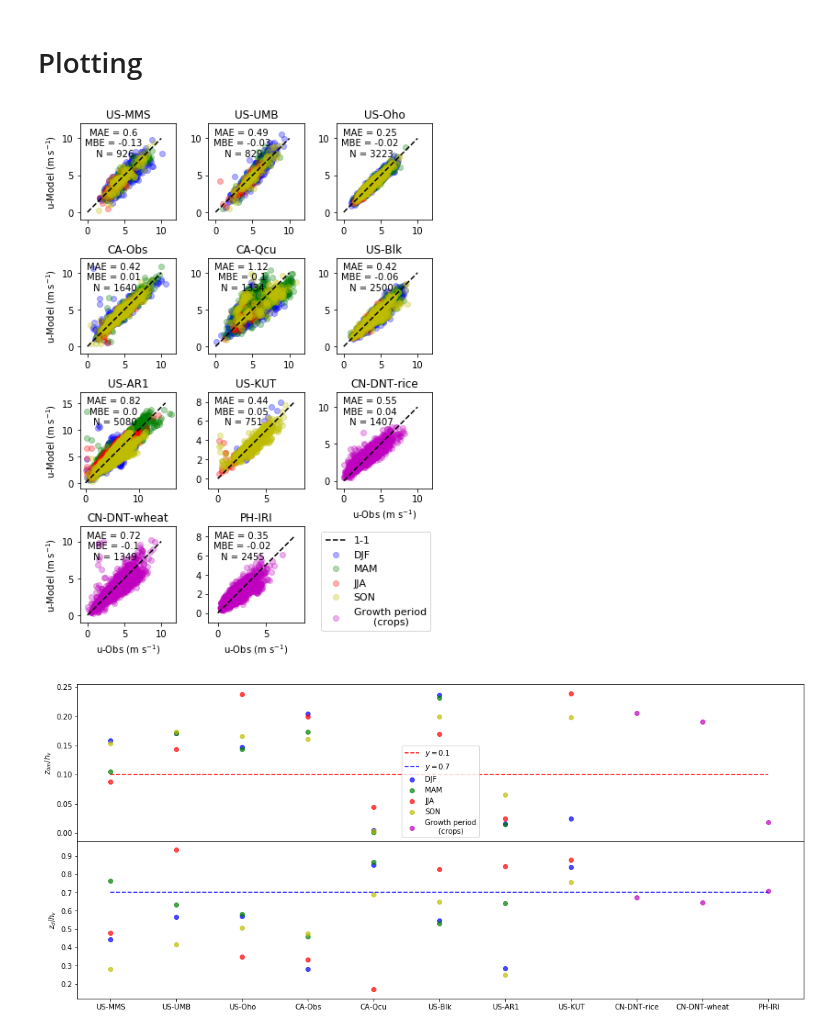
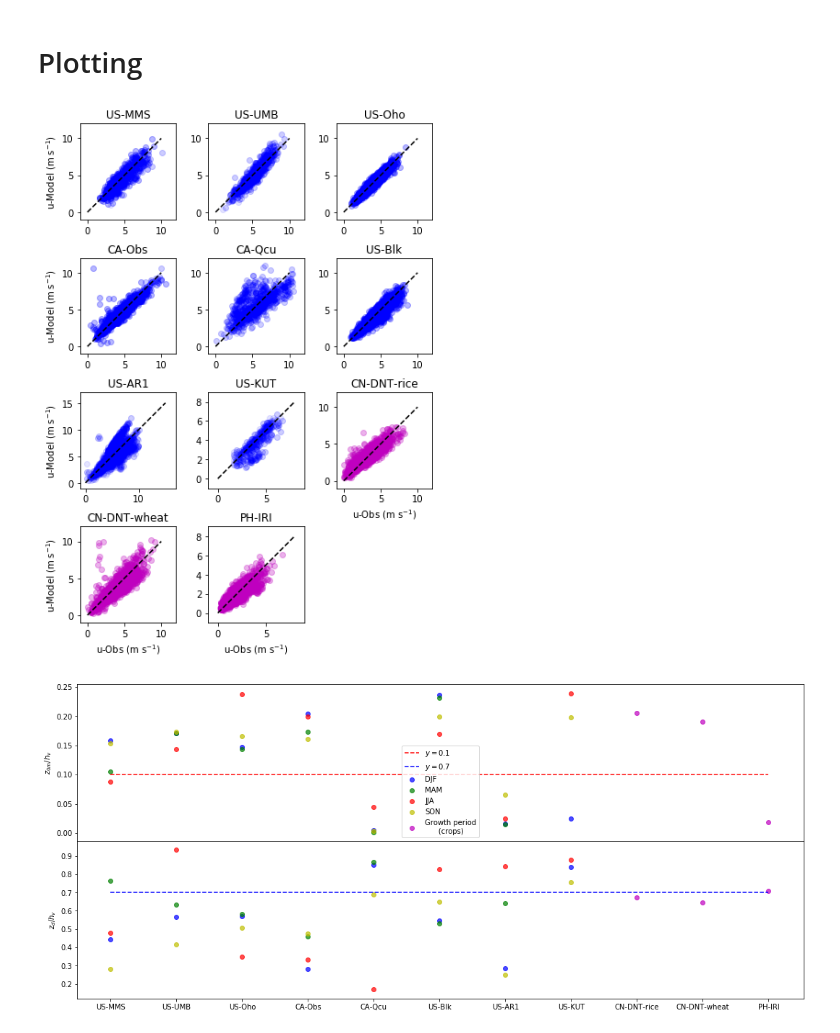
Before and after one commit to Urban-Meteorology-Reading/SUEWS_parameters, a Jupyter notebook: roughness.ipynb, the cells around one changed output. Saved outputs shown, nothing was run; the diff lists cells and outputs as text; code cells hidden in the pictures.

```diff
--- a/roughness.ipynb
+++ b/roughness.ipynb
@@ -306,14 +511,15 @@ with open('outputs/roughness/all_roughness.pkl','rb') as f:
 # %%
 names=['US-MMS','US-UMB','US-Oho','CA-Obs','CA-Qcu',
        'US-Blk','US-AR1','US-KUT','CN-DNT-rice','CN-DNT-wheat','PH-IRI']
-
 
 
 fig,axs=plt.subplots(4,3,figsize=(15,10))
 plt.subplots_adjust(hspace=.4,wspace=-.75)
 # ratio_z0=[]
 # ratio_d=[]
-colors=['b','g','r','y']
+# colors=['b','g','r','y']
+#colors=['b','g','k']
+colors=['b']
 for i,name in enumerate(names):
     #print(name)
     MAE_all=[]
@@ -322,20 +528,33 @@ for i,name in enumerate(names):
     ax=axs[int(np.floor((i)/3))][int(i-3*(np.floor((i)/3)))]
     if name not in ['CN-DNT-rice','CN-DNT-wheat','PH-IRI']:
 
-        for season,color in zip(['DJF','MAM','JJA','SON'],colors):
+#         for LAI_state,color in zip(['off','trans','on'],colors):
+        for LAI_state,color in zip(['off'],colors):
 
             try:
-                z0=res[name][season]['z0']
-                d=res[name][season]['d']
-                h_sfc=res[name][season]['h_sfc']
-                ser_ws=res[name][season]['ws_obs']
-                ws_mod=res[name][season]['ws_mod']
+                z0=res[name][LAI_state]['z0']
+                d=res[name][LAI_state]['d']
+                h_sfc=res[name][LAI_state]['h_sfc']
+                ser_ws=res[name][LAI_state]['ws_obs']
+                ws_mod=res[name][LAI_state]['ws_mod']
                 MAE_all.append(np.mean(abs(ws_mod-ser_ws)))
                 MBE_all.append(np.mean(ws_mod-ser_ws))
                 number_all+=len(ws_mod)
         #         ratio_z0.append(z0/h_sfc)
         #         ratio_d.append(d/h_sfc)
-                ax.scatter(ser_ws,ws_mod,color=color,alpha=0.3)
+                if name=='CA-Qcu-1':
+                    y='2009'
+                    if color =='k':
+                        ax.scatter(ser_ws.loc[y],ws_mod.loc[y],color=color,alpha=0.1)
+                    else:
+                        temp_obs=ser_ws.loc[y]
+                        temp_mod=ws_mod.loc[y]
+                        ax.scatter(ser_ws.loc[y],ws_mod.loc[y],color=color,alpha=0.1)
+                else:
+                    if color =='k':
+                        ax.scatter(ser_ws,ws_mod,color=color,alpha=0.1)
+                    else:
+                        ax.scatter(ser_ws,ws_mod,color=color,alpha=0.1)
             except:
                 pass
     else:
@@ -352,43 +571,43 @@ for i,name in enumerate(names):
         ax.scatter(ser_ws,ws_mod,color='m',alpha=0.3)
 
     text1=f'MAE = {np.round(np.mean(MAE_all),2)}\nMBE = {np.round(np.mean(MBE_all),2)}\n N = {number_all}'
-    ax.text(0.35, 0.8,text1, ha='center', va='center',color='k', transform=ax.transAxes,
-            bbox=dict(facecolor='none', edgecolor='none',alpha=0.1))
+    #ax.text(0.35, 0.8,text1, ha='center', va='center',color='r', transform=ax.transAxes,
+    #        bbox=dict(facecolor='none', edgecolor='none',alpha=0.1))
 
     ax.set_ylim([-1,12])
     ax.set_xlim([-1,12])
 
     if name =='US-AR1':
         ax.plot([0,15],[0,15],c='k',linestyle='--')
         ax.set_ylim([-1,17])
         ax.set_xlim([-1,17])
     elif name in ['PH-IRI','US-KUT']:
         ax.plot([0,8],[0,8],c='k',linestyle='--')
         ax.set_ylim([-1,9])
         ax.set_xlim([-1,9])
     else:
         ax.plot([0,10],[0,10],c='k',linestyle='--')
 
 
     if name in ['CN-DNT-wheat','PH-IRI','CN-DNT-rice']:
         ax.set_xlabel('u-Obs (m s$^{-1}$)' )
     if name in ['US-MMS','CA-Obs','US-AR1','CN-DNT-wheat',]:
         ax.set_ylabel('u-Model (m s$^{-1}$)')
 
     #ax.set_title(name+'  (z$_{0m}$='+str(np.round(z0,2))+', z$_d$='+str(np.round(d,2))+', h$_v$='+str(h_sfc)+')')
     ax.set_title(name)
     x0, x1 = ax.get_xlim()
     y0, y1 = ax.get_ylim()
     ax.set_aspect(abs(x1 - x0) / abs(y1 - y0))
 
     if name=='US-MMS':
         ax.scatter([],[],color='m',alpha=0.3)
-        ax.legend(['1-1','DJF','MAM','JJA','SON','Growth period\n      (crops)'],bbox_to_anchor=(3.7, -3.2),fontsize=11)
+        #ax.legend(['1-1','leaf-off','leaf-trans','leaf-on','Growth period\n      (crops)'],bbox_to_anchor=(3.7, -3.2),fontsize=11)
 
 axs[3][2].axis('off')
-plt.savefig('WS_obs_mod.png',dpi=300,bbox_inches = 'tight',pad_inches = 0.01)
+plt.savefig('WS_obs_mod-LAI-off-2005.png',dpi=300,bbox_inches = 'tight',pad_inches = 0.01)
 # %% [output]
-[figure, old version]
+[figure, new version]
 # %%
 names=['US-MMS','US-UMB','US-Oho','CA-Obs','CA-Qcu',
        'US-Blk','US-AR1','US-KUT','CN-DNT-rice','CN-DNT-wheat','PH-IRI']
```
Also changed, not shown: parts of 8 cells of this notebook, 25 other files.
